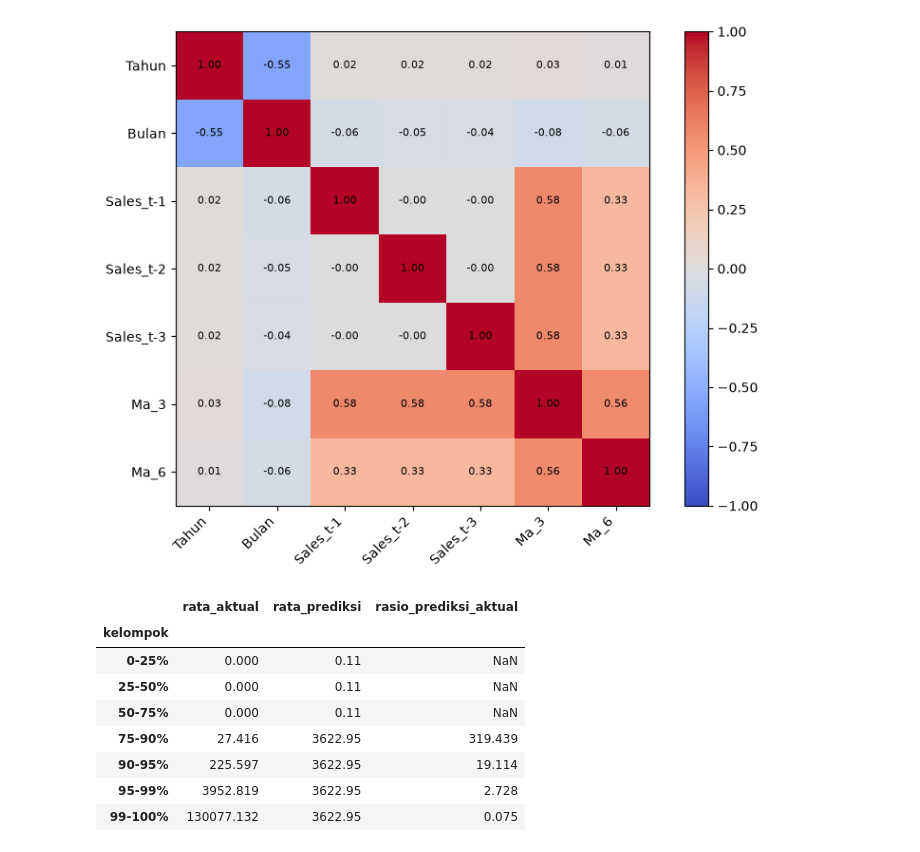
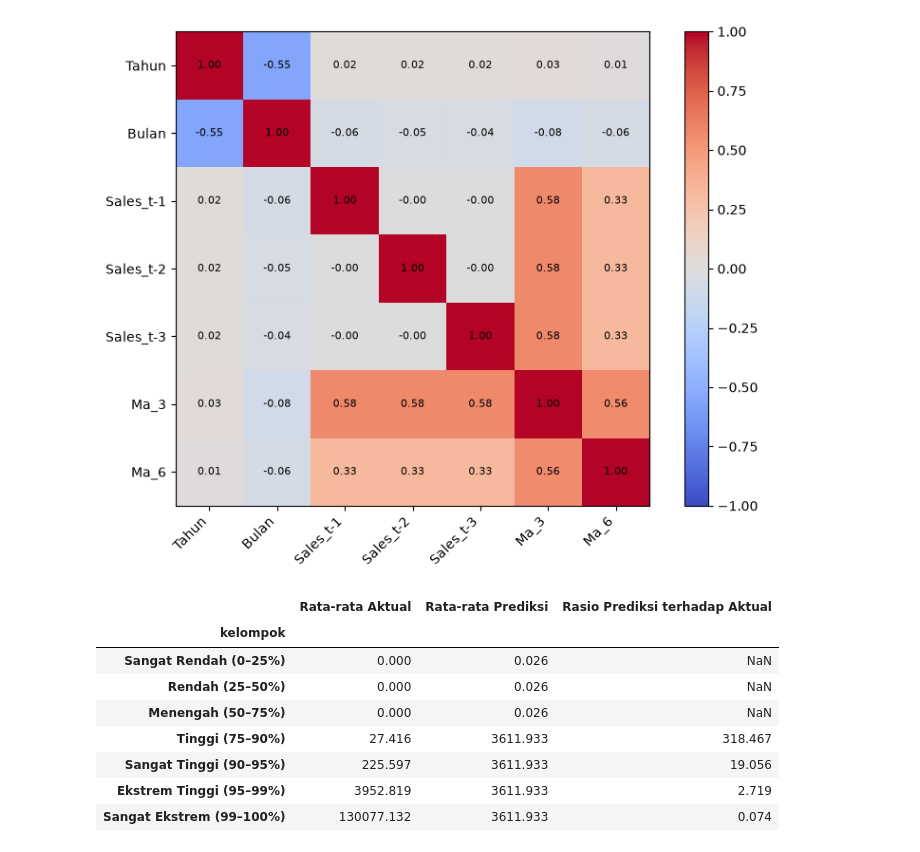
Before and after one commit to mwelmel/Forecast-App, a Jupyter notebook: backend/ml/notebooks/training.ipynb, the cells around one changed output. Cells and saved outputs as stored; diff of their text form; code cells hidden in the pictures.

Commit message:
analisis penyebab kenapa bisa model salah

```diff
--- a/backend/ml/notebooks/training.ipynb
+++ b/backend/ml/notebooks/training.ipynb
@@ -1058,32 +1058,64 @@ plt.show()
 # coba kalo fitur ditambahin
 # di feature engineering
 # %%
-# cari tau kenapa model memprediksi mendekati nilai rata-rata, tapi ga bisa prediksi nilai ekstrem (misal 0 atau 1000) dengan baik.
-model_rca = GradientBoostingRegressor(n_estimators=150, learning_rate=0.05, max_depth=3, random_state=42)
-model_rca.fit(train_t[FEATURES], train_t[TARGET])
-test_rca = test_t.copy()
-test_rca["pred"] = model_rca.predict(test_rca[FEATURES])
+# # cari tau kenapa model memprediksi mendekati nilai rata-rata, tapi ga bisa prediksi nilai ekstrem (misal 0 atau 1000) dengan baik.
+# # Analisis apakah model cenderung memprediksi mendekati nilai tengah
+# model_rca = GradientBoostingRegressor(
+#     subsample= 0.6, n_estimators= 300, random_state=42,min_samples_split= 10, min_samples_leaf= 1, max_depth= 2, learning_rate= 0.03
+# )
 
-bins_rca = [0, 0.25, 0.5, 0.75, 0.90, 0.95, 0.99, 1.0]
-labels_rca = ["0-25%", "25-50%", "50-75%", "75-90%", "90-95%", "95-99%", "99-100%"]
-test_rca["kelompok"] = pd.qcut(test_rca[TARGET].rank(method="first"), q=bins_rca, labels=labels_rca)
+# model_rca.fit(train_t[FEATURES], train_t[TARGET])
 
-ringkasan_rca = test_rca.groupby("kelompok", observed=True).apply(
-    lambda g: pd.Series({
-        "rata_aktual": g[TARGET].mean(),
-        "rata_prediksi": g["pred"].mean(),
-        "rasio_prediksi_aktual": (g["pred"] / g[TARGET].replace(0, np.nan)).mean(),
-    })
-)
-ringkasan_rca.to_csv(DATA_PROCESSED / "root_cause_underprediction.csv")
-ringkasan_rca.round(3)
+# test_rca = test_t.copy()
+# test_rca["pred"] = model_rca.predict(test_rca[FEATURES])
+
+# # Membagi data berdasarkan posisi nilai aktual
+# bins_rca = [0, 0.25, 0.50, 0.75, 0.90, 0.95, 0.99, 1.0]
+
+# labels_rca = [
+#     "Sangat Rendah (0–25%)",
+#     "Rendah (25–50%)",
+#     "Menengah (50–75%)",
+#     "Tinggi (75–90%)",
+#     "Sangat Tinggi (90–95%)",
+#     "Ekstrem Tinggi (95–99%)",
+#     "Sangat Ekstrem (99–100%)"
+# ]
+
+# test_rca["kelompok"] = pd.qcut(
+#     test_rca[TARGET].rank(method="first"),
+#     q=bins_rca,
+#     labels=labels_rca
+# )
+
+# # Ringkasan untuk visualisasi
+# ringkasan_rca = test_rca.groupby(
+#     "kelompok",
+#     observed=True
+# ).apply(
+#     lambda g: pd.Series({
+#         "Rata-rata Aktual": g[TARGET].mean(),
+#         "Rata-rata Prediksi": g["pred"].mean(),
+#         "Rasio Prediksi terhadap Aktual": (
+#             g["pred"] / g[TARGET].replace(0, np.nan)
+#         ).mean()
+#     })
+# )
+
+# # Simpan hasil
+# ringkasan_rca.to_csv(
+#     DATA_PROCESSED / "root_cause_underprediction.csv"
+# )
+
+# # Tampilkan
+# ringkasan_rca.round(3)
 # %% [output]
-|  | rata_aktual | rata_prediksi | rasio_prediksi_aktual |
+|  | Rata-rata Aktual | Rata-rata Prediksi | Rasio Prediksi terhadap Aktual |
 | kelompok |  |  |  |
-| 0-25% | 0.000 | 0.11 | NaN |
-| 25-50% | 0.000 | 0.11 | NaN |
-| 50-75% | 0.000 | 0.11 | NaN |
-| 75-90% | 27.416 | 3622.95 | 319.439 |
-| 90-95% | 225.597 | 3622.95 | 19.114 |
-| 95-99% | 3952.819 | 3622.95 | 2.728 |
-| 99-100% | 130077.132 | 3622.95 | 0.075 |
+| Sangat Rendah (0–25%) | 0.000 | 0.026 | NaN |
+| Rendah (25–50%) | 0.000 | 0.026 | NaN |
+| Menengah (50–75%) | 0.000 | 0.026 | NaN |
+| Tinggi (75–90%) | 27.416 | 3611.933 | 318.467 |
+| Sangat Tinggi (90–95%) | 225.597 | 3611.933 | 19.056 |
+| Ekstrem Tinggi (95–99%) | 3952.819 | 3611.933 | 2.719 |
+| Sangat Ekstrem (99–100%) | 130077.132 | 3611.933 | 0.074 |
```
Also changed, not shown: parts of 2 cells of this notebook, 7 other files.
